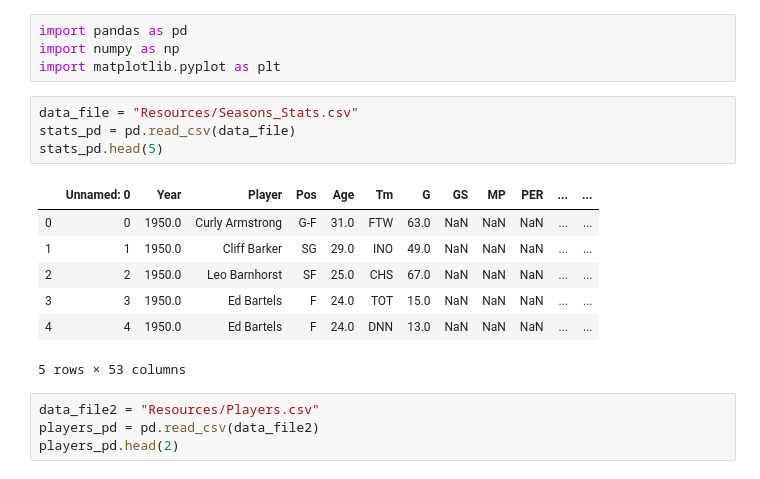
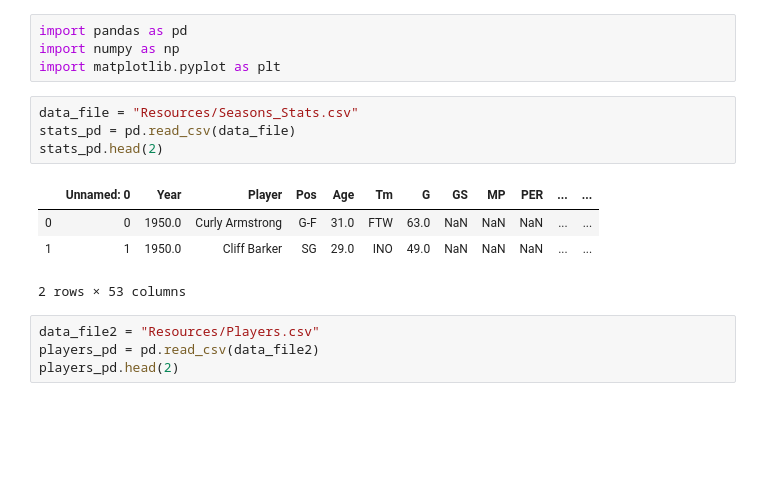
Before and after one commit to ErinMandell/Web-Design-Challenge, a Jupyter notebook: NBA_Seasons_Stats.ipynb, the cells around one changed output. Saved outputs shown, nothing was run; the diff lists cells and outputs as text; blank space fills up the shorter version.

```diff
--- a/NBA_Seasons_Stats.ipynb
+++ b/NBA_Seasons_Stats.ipynb
@@ -5,15 +5,12 @@ import matplotlib.pyplot as plt
 # %%
 data_file = "Resources/Seasons_Stats.csv"
 stats_pd = pd.read_csv(data_file)
-stats_pd.head(5)
+stats_pd.head(2)
 # %% [output]
 |  | Unnamed: 0 | Year | Player | Pos | Age | Tm | G | GS | MP | PER | ... | ... |
 | 0 | 0 | 1950.0 | Curly Armstrong | G-F | 31.0 | FTW | 63.0 | NaN | NaN | NaN | ... | ... |
 | 1 | 1 | 1950.0 | Cliff Barker | SG | 29.0 | INO | 49.0 | NaN | NaN | NaN | ... | ... |
-| 2 | 2 | 1950.0 | Leo Barnhorst | SF | 25.0 | CHS | 67.0 | NaN | NaN | NaN | ... | ... |
-| 3 | 3 | 1950.0 | Ed Bartels | F | 24.0 | TOT | 15.0 | NaN | NaN | NaN | ... | ... |
-| 4 | 4 | 1950.0 | Ed Bartels | F | 24.0 | DNN | 13.0 | NaN | NaN | NaN | ... | ... |
-5 rows × 53 columns
+2 rows × 53 columns
 # %%
 data_file2 = "Resources/Players.csv"
 players_pd = pd.read_csv(data_file2)
```
Also changed, not shown: parts of 21 cells of this notebook, 6 other files.
